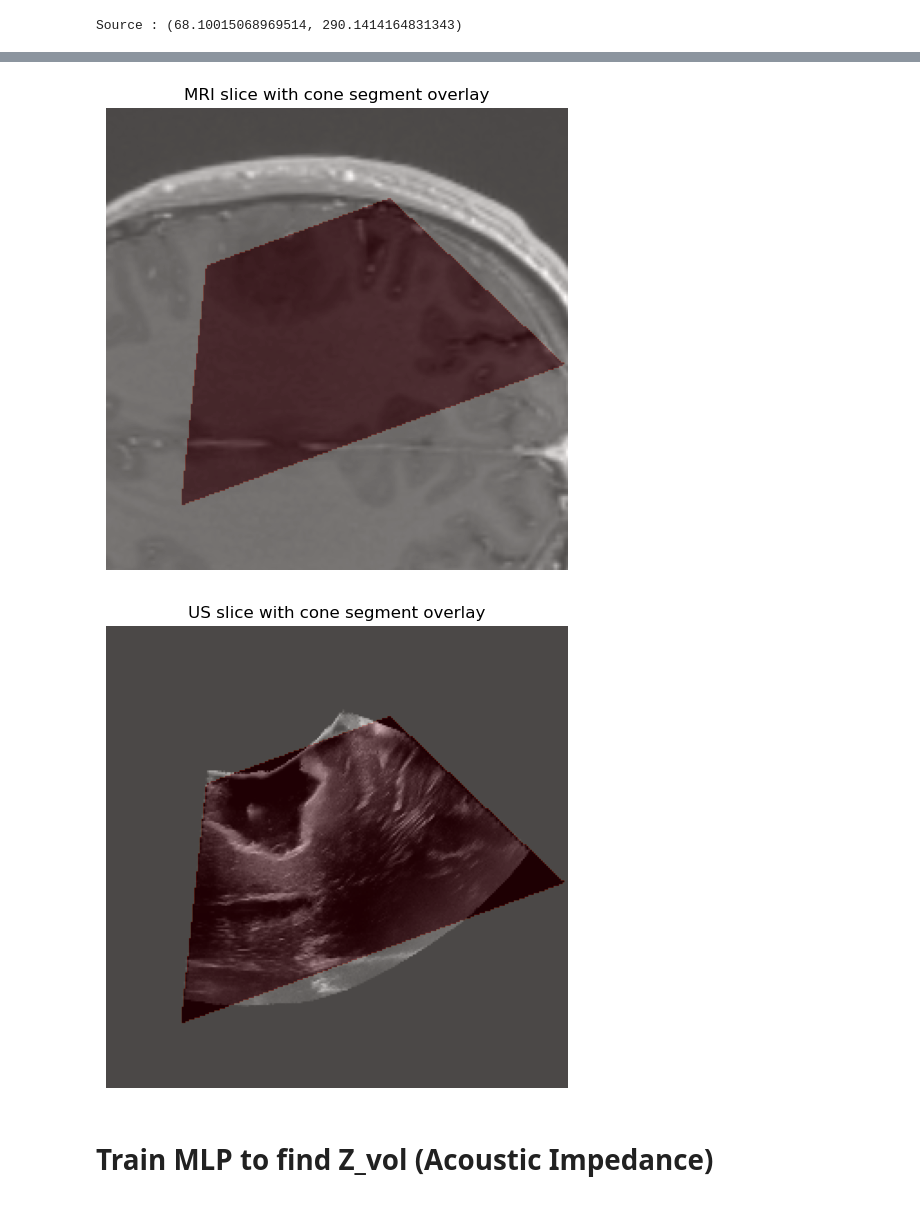
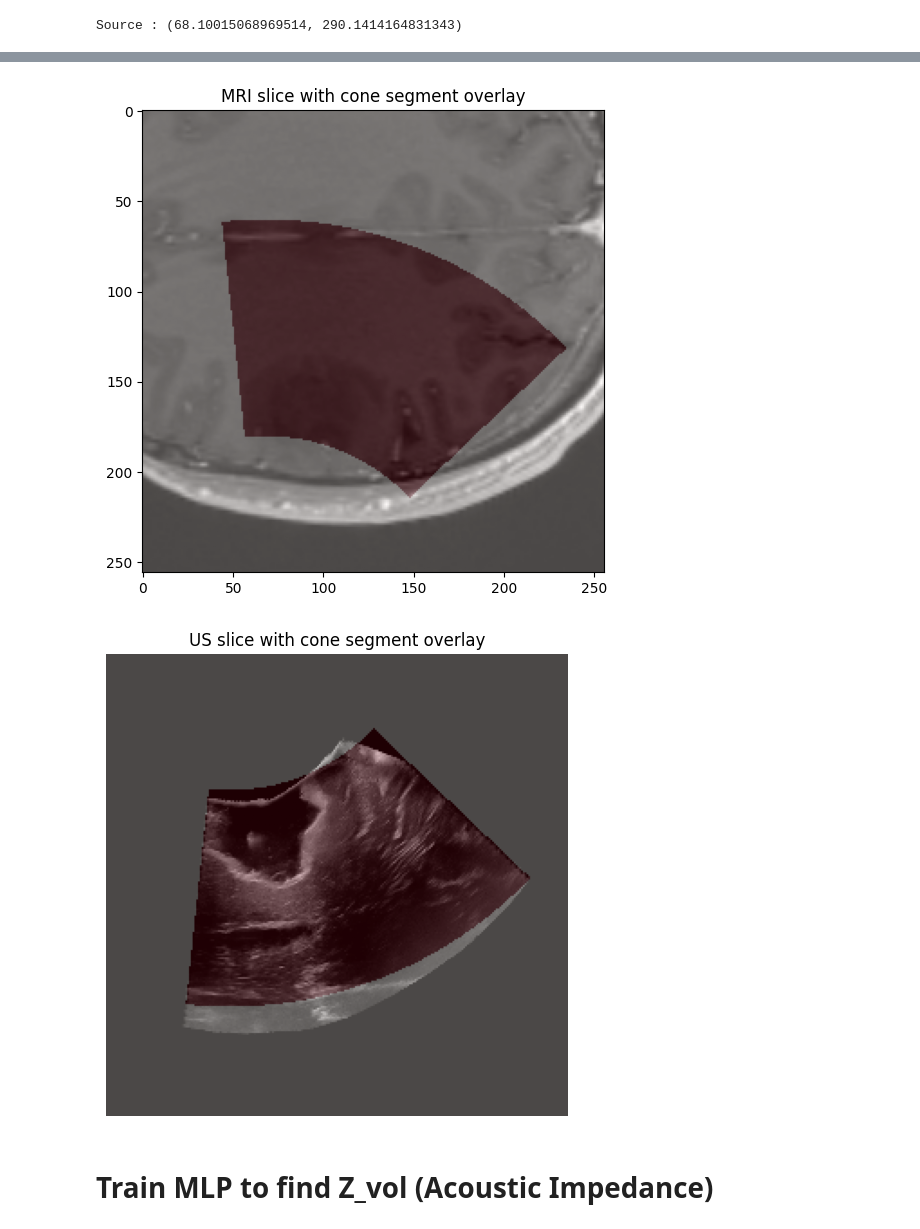
Before and after one commit to gduguey/DiffUS, a Jupyter notebook: notebooks/[DEMO] Train MRI to Impedance MLP.ipynb, the cells around one changed output, grey strips where cells are left out. Saved outputs shown, nothing was run; the diff lists cells and outputs as text; code cells hidden in the pictures.

Commit message:
Mods for rounder mask + new traiing class and fix

```diff
--- a/notebooks/[DEMO] Train MRI to Impedance MLP.ipynb
+++ b/notebooks/[DEMO] Train MRI to Impedance MLP.ipynb
@@ -108,7 +108,7 @@ plt.show()
 # %%
 import numpy as np
 
-def mask_cone_segment(mask, apex, direction, d1, d2):
+def depr_mask_cone_segment(mask, apex, direction, d1, d2):
     """
     Keep only the part of the cone between distances d1 and d2 from the apex along the median direction.
     mask: 2D boolean array (the cone mask)
@@ -123,37 +123,77 @@ def mask_cone_segment(mask, apex, direction, d1, d2):
     # Create coordinate grid
     xx, yy = np.meshgrid(np.arange(W), np.arange(H))
     # Vector from apex to each point
     vx = xx - x0
     vy = yy - y0
     # Project each point onto the median direction
     proj = vx * dx + vy * dy
     # Keep only points between d1 and d2
     segment_mask = (proj >= d1) & (proj <= d2)
     return mask & segment_mask
 
+#rounded version
+def mask_cone_segment(mask, apex, direction, d1, d2):
+    """
+    Keep only the part of the cone between distances d1 and d2 from the apex along the median direction,
+    with rounded caps at d1 and d2.
+
+    Parameters:
+        mask: 2D boolean array (the cone mask)
+        apex: (x0, y0) coordinates (float)
+        direction: (dx, dy) unit vector (float)
+        d1, d2: distances from apex (float)
+
+    Returns:
+        mask_segment: 2D boolean array with rounded cone segment
+    """
+    H, W = mask.shape
+    x0, y0 = apex
+    dx, dy = direction / np.linalg.norm(direction)
+    # Coordinate grid
+    xx, yy = np.meshgrid(np.arange(W), np.arange(H))
+    # Vector from apex to each point
+    vx = xx - x0
+    vy = yy - y0
+    # Project each point onto the median direction (how far along the cone axis)
+    proj = vx * dx + vy * dy
+
+    # Project each point onto the median direction
+    proj = vx * dx + vy * dy
+
+    # Calculate distance from apex to each point
+    dist = np.sqrt(vx**2 + vy**2)
+    # Create a mask for points within the rounded caps
+
+    rounded_mask_d1 = dist >= d1
+    rounded_mask_d2 = dist <= d2
+    # Combine the masks
+    mask = mask & (rounded_mask_d1 | rounded_mask_d2)
+    return mask & rounded_mask_d1 & rounded_mask_d2
+
+
 apex = apex_mri_world[:2]
 direction = direction_mri_world[:2]
 d1, d2 = 110, 230
 
 mask_segment_mri = mask_cone_segment(mask_mri, apex, direction, d1, d2)
 mask_segment_us = mask_cone_segment(mask_us, np.array([x0, y0]), direction_vec, d1, d2)
 
 plt.figure(figsize=(6, 6))
 plt.imshow(t1_slice, cmap='gray', origin='lower')
-plt.imshow(mask_segment_mri, cmap='Reds', alpha=0.3, origin='lower')
+plt.imshow(mask_segment_mri, cmap='Reds', alpha=0.3,)
 plt.title("MRI slice with cone segment overlay")
-plt.axis('off')
+# plt.axis('off')
 plt.show()
 
 plt.figure(figsize=(6, 6))
 plt.imshow(us_slice, cmap='gray', origin='lower')
 plt.imshow(mask_segment_us, cmap='Reds', alpha=0.3, origin='lower')
 plt.title("US slice with cone segment overlay")
 plt.axis('off')
 plt.show()
 # %% [output]
-[figure, old version]
+[figure, new version]
-[figure, old version]
+[figure, new version]
 # %% [markdown]
 # Train MLP to find Z_vol (Acoustic Impedance)
 # %%
```
Also changed, not shown: parts of 11 cells of this notebook.
